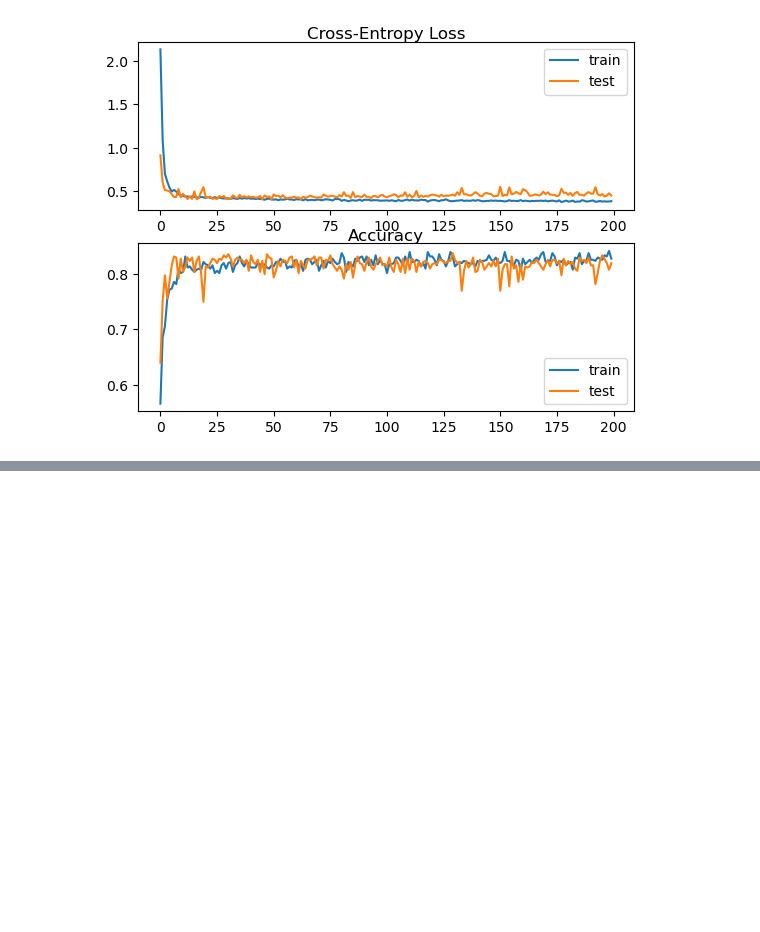
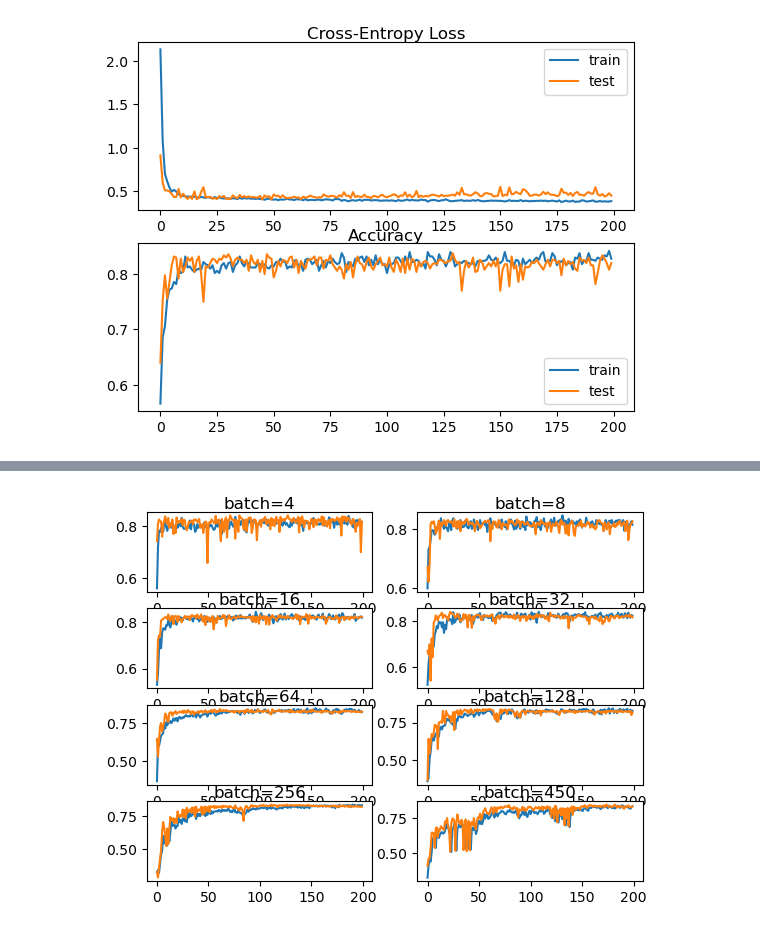
Before and after one commit to MaukanMir/Deep-Learning-Overfitting-Cook-Book, a Jupyter notebook: Better-Learning.ipynb, the cells around one changed output, grey strips where cells are left out. Cells and saved outputs as stored; diff of their text form; code cells hidden in the pictures; blank space fills up the shorter version.

```diff
--- a/Better-Learning.ipynb
+++ b/Better-Learning.ipynb
@@ -429,0 +477,47 @@ Train: 0.838, Test: 0.820
+# %%
+from keras.layers import Dense
+from keras.models import Sequential
+from keras.optimizers import SGD
+from keras.utils import to_categorical
+from matplotlib import pyplot
+# prepare train and test dataset
+def prepare_data():
+  # generate 2d classification dataset
+  X, y = make_blobs(n_samples=1000, centers=3, n_features=2, cluster_std=2, random_state=2)
+  # one hot encode output variable
+  y = to_categorical(y)
+  # split into train and test
+  n_train = 500
+  trainX, testX = X[:n_train, :], X[n_train:, :]
+  trainy, testy = y[:n_train], y[n_train:]
+  return trainX, trainy, testX, testy
+
+# fit a model and plot learning curve
+def fit_model(trainX, trainy, testX, testy, n_batch):
+  # define model
+  model = Sequential()
+  model.add(Dense(50, input_dim=2, activation='relu', kernel_initializer='he_uniform'))
+  model.add(Dense(3, activation='softmax'))
+    # compile model
+  opt = SGD(lr=0.01, momentum=0.9)
+  model.compile(loss='categorical_crossentropy', optimizer=opt, metrics=['accuracy']) # fit model
+  history = model.fit(trainX, trainy, validation_data=(testX, testy), epochs=200,
+        verbose=0, batch_size=n_batch)
+    # plot learning curves
+  pyplot.plot(history.history['accuracy'], label='train')
+  pyplot.plot(history.history['val_accuracy'], label='test')
+  pyplot.title('batch='+str(n_batch), pad=-40)
+# prepare dataset
+trainX, trainy, testX, testy = prepare_data()
+# create learning curves for different batch sizes
+batch_sizes = [4, 8, 16, 32, 64, 128, 256, 450]
+for i in range(len(batch_sizes)):
+  # determine the plot number
+  plot_no = 420 + (i+1)
+  pyplot.subplot(plot_no)
+  # fit model and plot learning curves for a batch size
+  fit_model(trainX, trainy, testX, testy, batch_sizes[i])
+# show learning curves
+pyplot.show()
+# %% [output]
+[figure, added]
```
Also changed, not shown: parts of 2 cells of this notebook.
